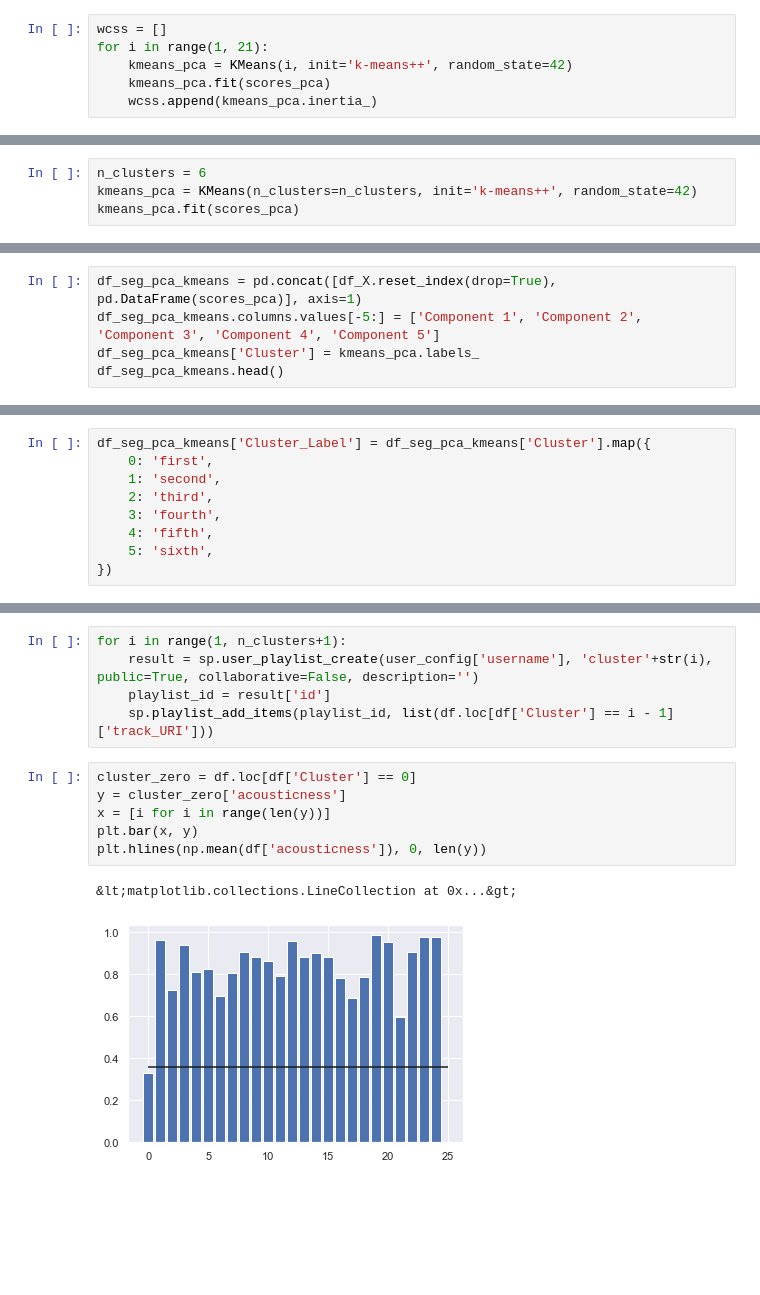
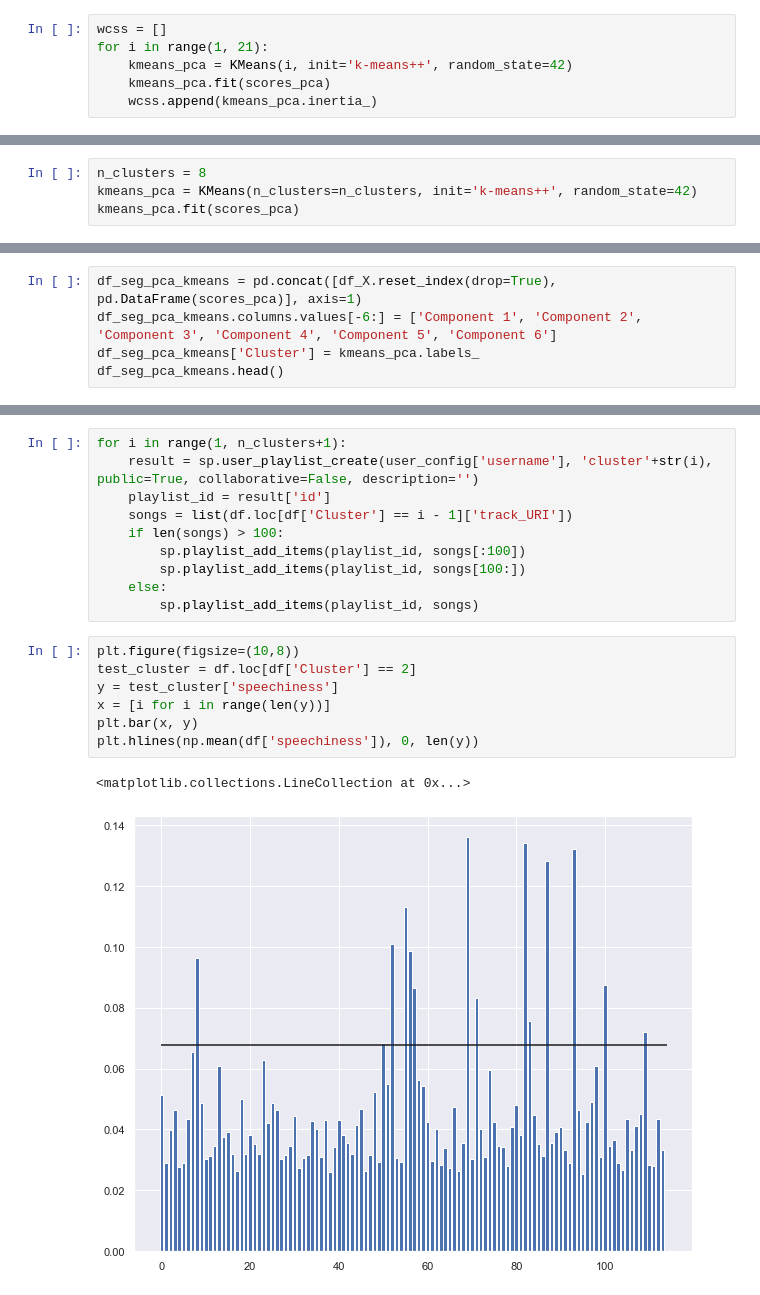
Before and after one commit to sejaldua/music-clustering, a Jupyter notebook: notebook.ipynb, the cells around one changed output, grey strips where cells are left out. Cells and saved outputs as stored; diff of their text form; blank space fills up the shorter version.

```diff
--- a/notebook.ipynb
+++ b/notebook.ipynb
@@ -155,5 +169,5 @@ plt.show()
 # %%
-n_clusters = 6
+n_clusters = 8
 kmeans_pca = KMeans(n_clusters=n_clusters, init='k-means++', random_state=42)
 kmeans_pca.fit(scores_pca)
 # %% [output]
@@ -162,7 +176,7 @@ KMeans(algorithm=&#39;auto&#39;, copy_x=True, init=&#39;k-means++&#39;, max_iter
        random_state=42, tol=0.0001, verbose=0)
 # %%
 df_seg_pca_kmeans = pd.concat([df_X.reset_index(drop=True), pd.DataFrame(scores_pca)], axis=1)
-df_seg_pca_kmeans.columns.values[-5:] = ['Component 1', 'Component 2', 'Component 3', 'Component 4', 'Component 5']
+df_seg_pca_kmeans.columns.values[-6:] = ['Component 1', 'Component 2', 'Component 3', 'Component 4', 'Component 5', 'Component 6']
 df_seg_pca_kmeans['Cluster'] = kmeans_pca.labels_
 df_seg_pca_kmeans.head()
 # %% [output]
@@ -172,15 +186,6 @@ df_seg_pca_kmeans.head()
 | 2 | 0.3080 | 0.699 | 0.687 | 0.000036 | 0.1210 | -3.997 | 0.1060 | 88.932 | ... |
 | 3 | 0.0792 | 0.696 | 0.558 | 0.000000 | 0.1620 | -5.253 | 0.0512 | 113.000 | ... |
 | 4 | 0.7050 | 0.719 | 0.575 | 0.003340 | 0.0899 | -5.436 | 0.0460 | 104.894 | ... |
-# %%
-df_seg_pca_kmeans['Cluster_Label'] = df_seg_pca_kmeans['Cluster'].map({
-    0: 'first',
-    1: 'second',
-    2: 'third',
-    3: 'fourth',
-    4: 'fifth',
-    5: 'sixth',
-})
 # %%
 x = df_seg_pca_kmeans['Component 2']
 y = df_seg_pca_kmeans['Component 1']
@@ -204,13 +224,19 @@ df.head()
 for i in range(1, n_clusters+1):
     result = sp.user_playlist_create(user_config['username'], 'cluster'+str(i), public=True, collaborative=False, description='')
     playlist_id = result['id']
-    sp.playlist_add_items(playlist_id, list(df.loc[df['Cluster'] == i - 1]['track_URI']))
+    songs = list(df.loc[df['Cluster'] == i - 1]['track_URI'])
+    if len(songs) > 100:
+        sp.playlist_add_items(playlist_id, songs[:100])
+        sp.playlist_add_items(playlist_id, songs[100:])
+    else:
+        sp.playlist_add_items(playlist_id, songs)
 # %%
-cluster_zero = df.loc[df['Cluster'] == 0]
-y = cluster_zero['acousticness']
+plt.figure(figsize=(10,8))
+test_cluster = df.loc[df['Cluster'] == 2]
+y = test_cluster['speechiness']
 x = [i for i in range(len(y))]
 plt.bar(x, y)
-plt.hlines(np.mean(df['acousticness']), 0, len(y))
+plt.hlines(np.mean(df['speechiness']), 0, len(y))
 # %% [output]
-&lt;matplotlib.collections.LineCollection at 0x...&gt;
+<matplotlib.collections.LineCollection at 0x...>
-[figure, old version]
+[figure, new version]
```
Also changed, not shown: parts of 19 cells of this notebook, 1 other file.
